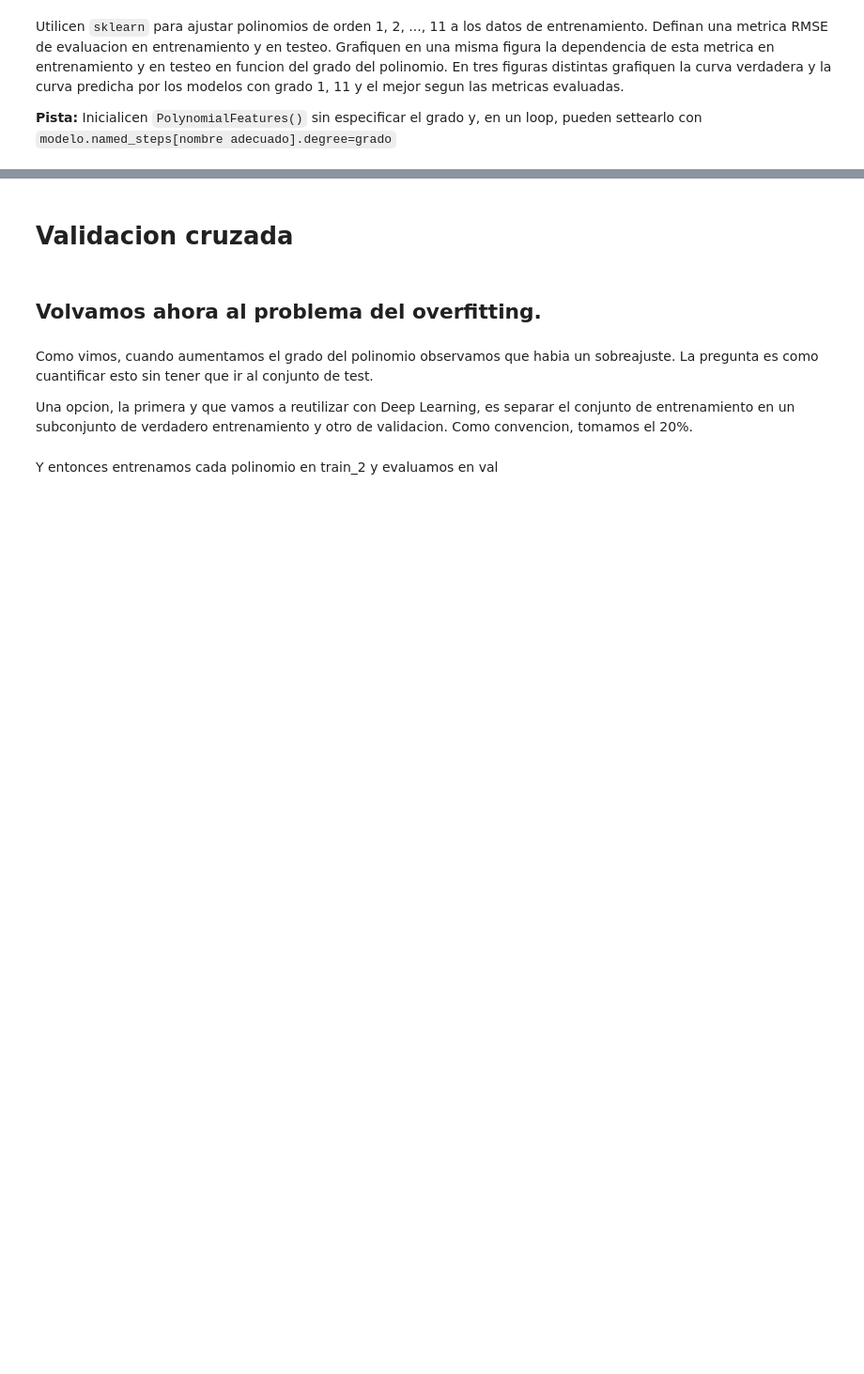
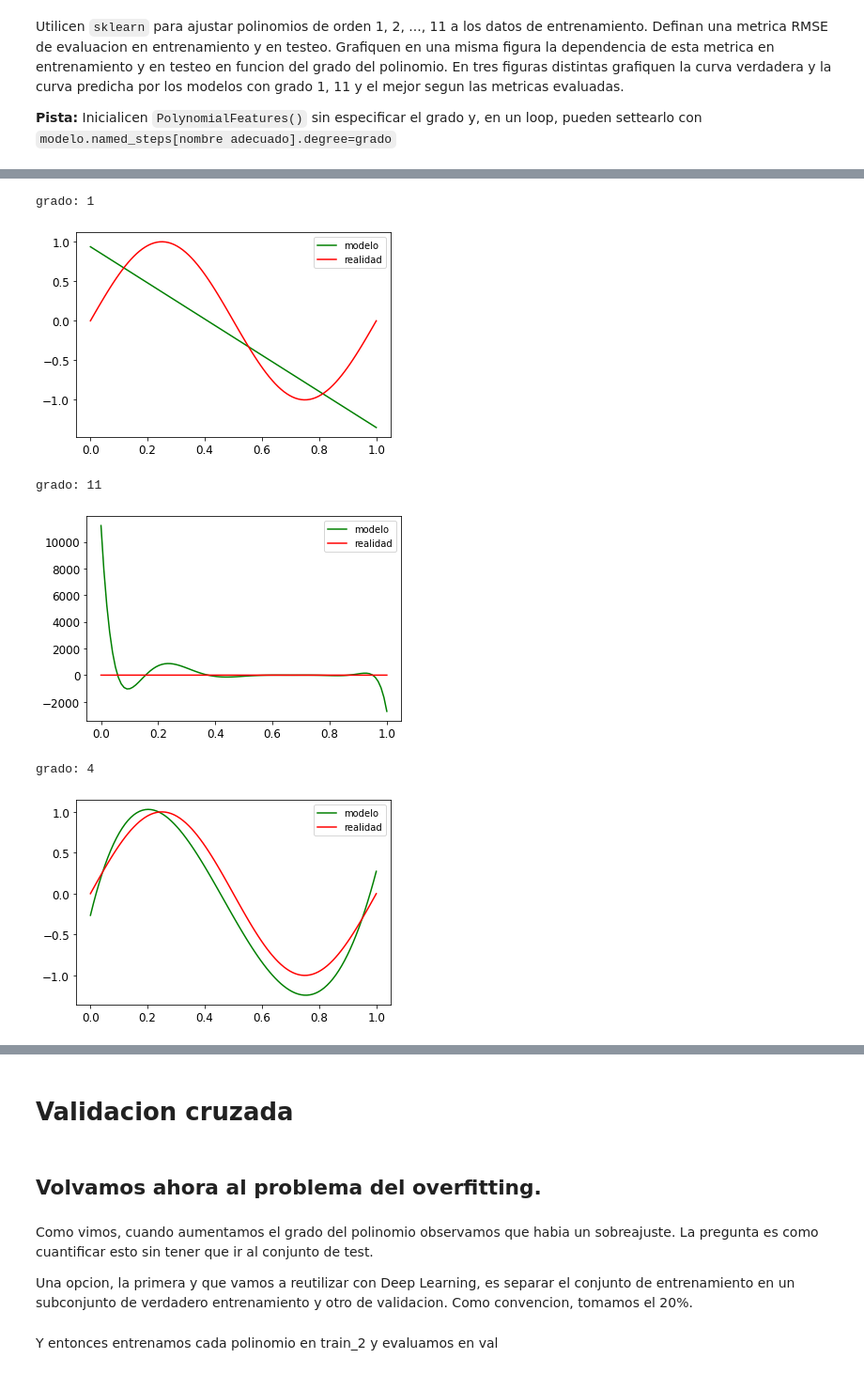
Before and after one commit to naikymen/ML_UNSAM, a Jupyter notebook: 05p_Underfitting_Overfitting_Validacion_Cruzada_WLS.ipynb, the cells around one changed output, grey strips where cells are left out. Shown at 94% size. Saved outputs shown, nothing was run; the diff lists cells and outputs as text; code cells hidden in the pictures; blank space fills up the shorter version.

```diff
--- a/05p_Underfitting_Overfitting_Validacion_Cruzada_WLS.ipynb
+++ b/05p_Underfitting_Overfitting_Validacion_Cruzada_WLS.ipynb
@@ -70,0 +105,15 @@ for d in grados:
+# %%
+for i in [0,-1,3]:
+  plt.figure()
+  print(f"grado:",grados[i])
+  plt.plot(xx,predicciones[i],"g",label="modelo")
+  plt.plot(xx,np.sin(2*np.pi * xx),"r",label="realidad")
+  plt.legend()
+  plt.show()
+# %% [output]
+grado: 1
+[figure, added]
+grado: 11
+[figure, added]
+grado: 4
+[figure, added]
```
Also changed, not shown: parts of 14 cells of this notebook.
